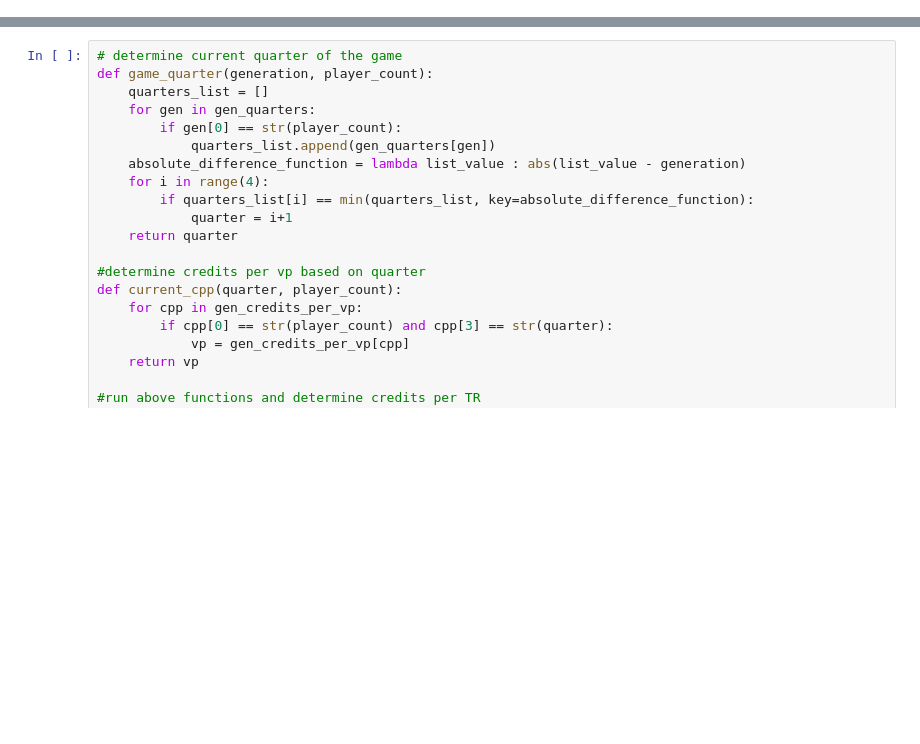
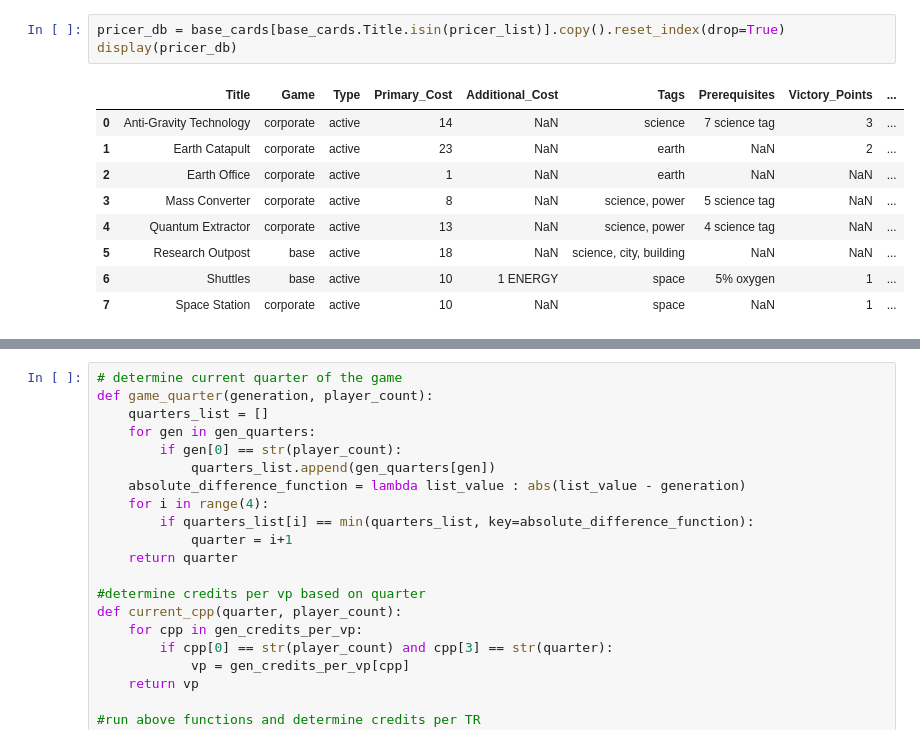
Before and after one commit to IndianaScones/Terraforming-Mars-cost-benefit-analysis, a Jupyter notebook: TM_lib.ipynb, the cells around one changed output, grey strips where cells are left out. Cells and saved outputs as stored; diff of their text form; blank space fills up the shorter version.

```diff
--- a/TM_lib.ipynb
+++ b/TM_lib.ipynb
@@ -80,0 +186,13 @@ def ors(or_benefit, generation, player_count):
+# %%
+pricer_db = base_cards[base_cards.Title.isin(pricer_list)].copy().reset_index(drop=True)
+display(pricer_db)
+# %% [output]
+|  | Title | Game | Type | Primary_Cost | Additional_Cost | Tags | Prerequisites | Victory_Points | ... |
+| 0 | Anti-Gravity Technology | corporate | active | 14 | NaN | science | 7 science tag | 3 | ... |
+| 1 | Earth Catapult | corporate | active | 23 | NaN | earth | NaN | 2 | ... |
+| 2 | Earth Office | corporate | active | 1 | NaN | earth | NaN | NaN | ... |
+| 3 | Mass Converter | corporate | active | 8 | NaN | science, power | 5 science tag | NaN | ... |
+| 4 | Quantum Extractor | corporate | active | 13 | NaN | science, power | 4 science tag | NaN | ... |
+| 5 | Research Outpost | base | active | 18 | NaN | science, city, building | NaN | NaN | ... |
+| 6 | Shuttles | base | active | 10 | 1 ENERGY | space | 5% oxygen | 1 | ... |
+| 7 | Space Station | corporate | active | 10 | NaN | space | NaN | 1 | ... |
```
Also changed, not shown: parts of 21 cells of this notebook, 8 other files.
